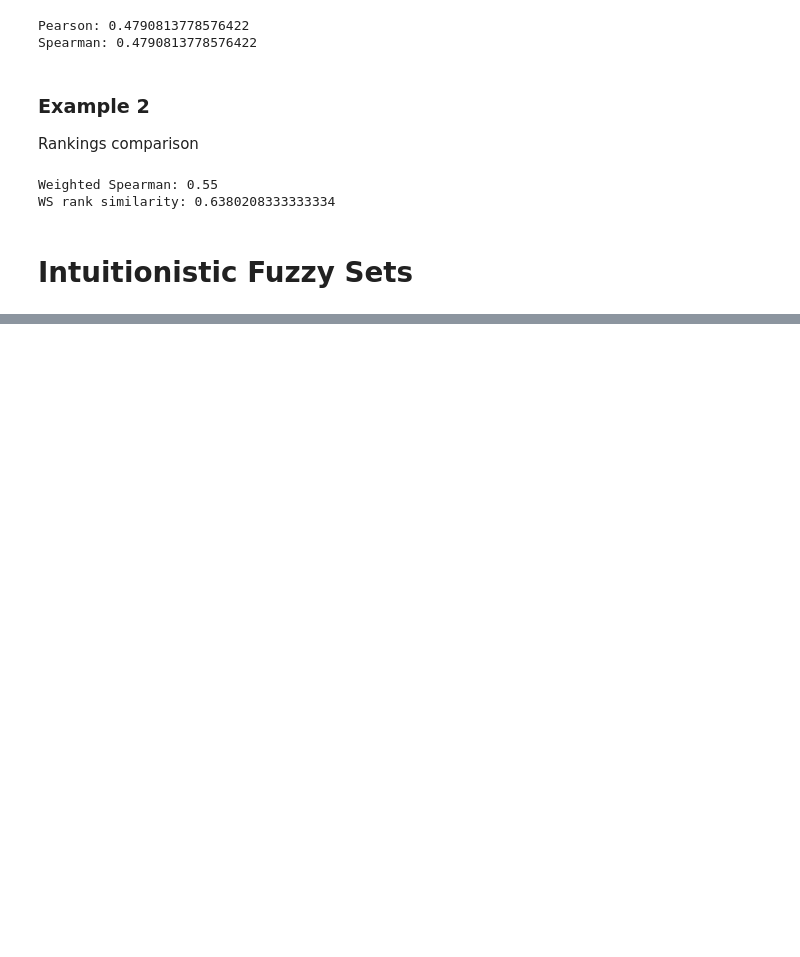
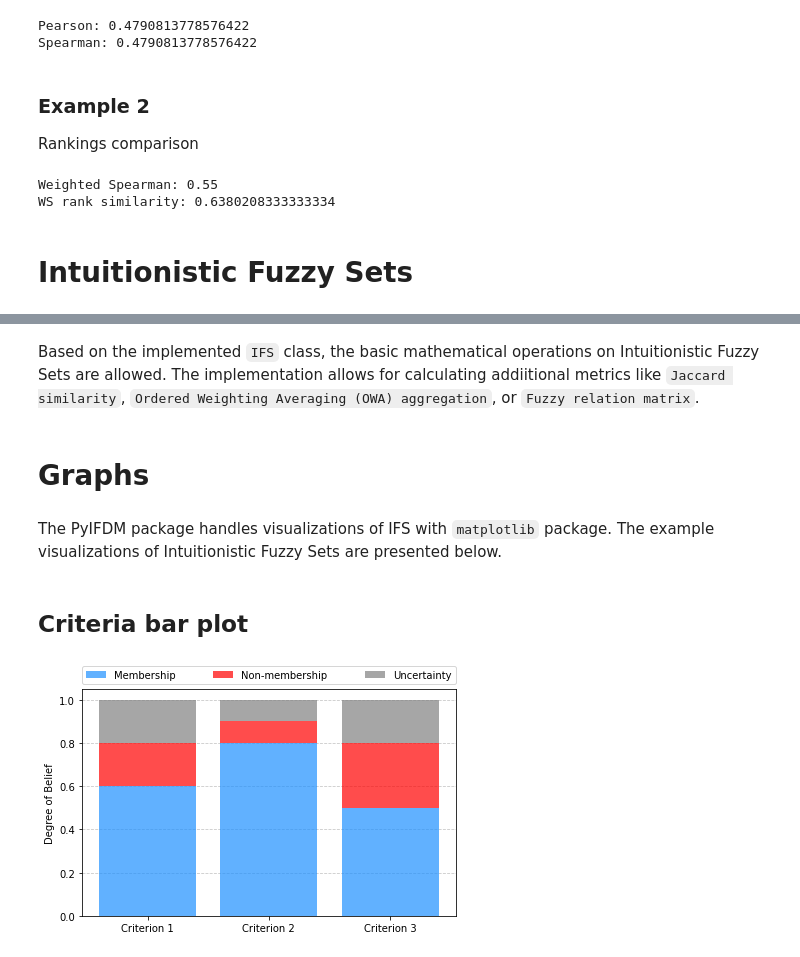
Before and after one commit to jwieckowski/pyifdm, a Jupyter notebook: examples/examples.ipynb, the cells around one changed output, grey strips where cells are left out. Drawn from its saved outputs; the diff is of its cells as text; code cells hidden in the pictures; blank space fills up the shorter version.

```diff
--- a/examples/examples.ipynb
+++ b/examples/examples.ipynb
@@ -724,0 +833,15 @@ print("Aggregated Result with Equal Weights:", aggregated_result_equal_weights)
+# %% [markdown]
+Based on the implemented `IFS` class, the basic mathematical operations on Intuitionistic Fuzzy Sets are allowed. The implementation allows for calculating addiitional metrics like `Jaccard similarity`, `Ordered Weighting Averaging (OWA) aggregation`, or `Fuzzy relation matrix`.
+# %% [markdown]
+# Graphs
+# %% [markdown]
+The PyIFDM package handles visualizations of IFS with `matplotlib` package. The example visualizations of Intuitionistic Fuzzy Sets are presented below.
+# %% [markdown]
+## Criteria bar plot
+# %%
+criteria_weights_example = [[0.6, 0.2, 0.2], [0.8, 0.1, 0.1], [0.5, 0.3, 0.2]]
+criteria_names_example = ['Criterion 1', 'Criterion 2', 'Criterion 3']
+ifs_criteria_bar_plot(criteria_weights_example, criteria_names_example)
+plt.show()
+# %% [output]
+[figure, added]
```
Also changed, not shown: parts of 33 cells of this notebook, 22 other files.
